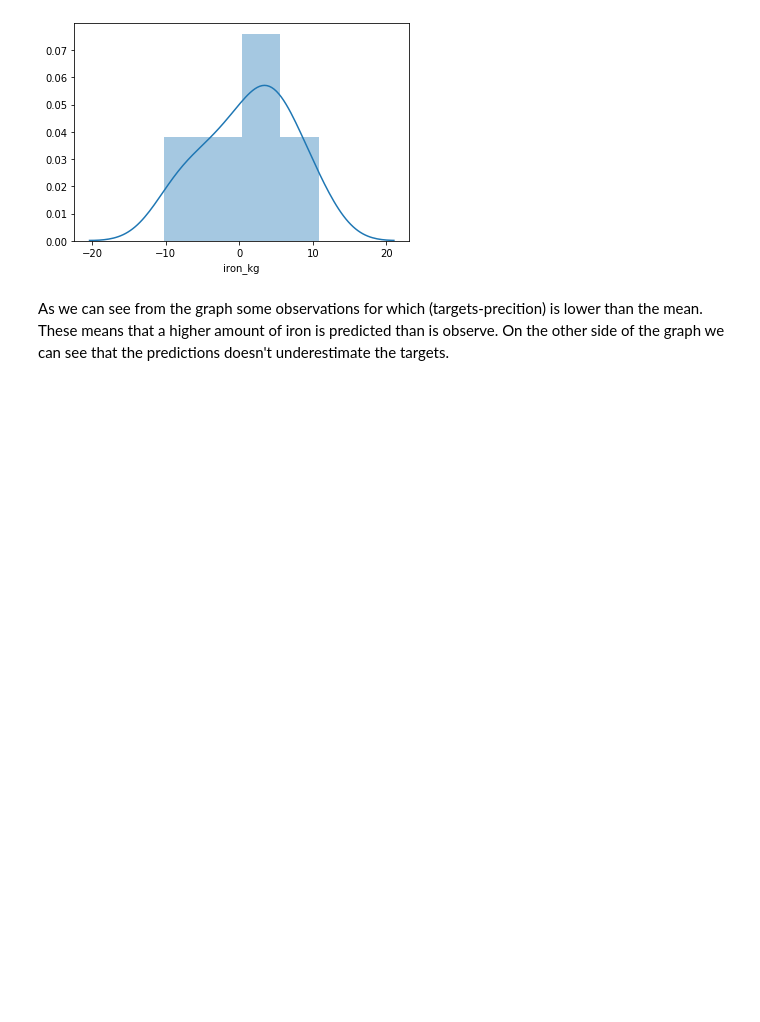
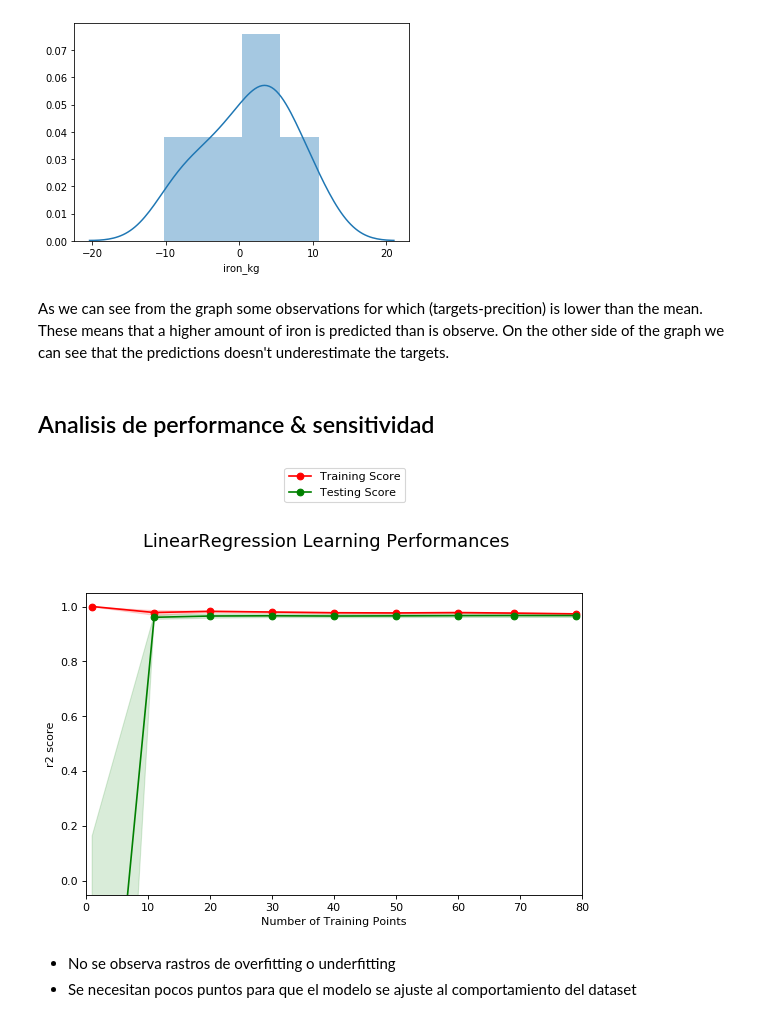
Before and after one commit to nbuzzano/ml-training, a Jupyter notebook: ejercicio-R4/R4-analysis.ipynb, the cells around one changed output. Saved outputs shown, nothing was run; the diff lists cells and outputs as text; code cells hidden in the pictures; blank space fills up the shorter version.

```diff
--- a/ejercicio-R4/R4-analysis.ipynb
+++ b/ejercicio-R4/R4-analysis.ipynb
@@ -314,3 +315,12 @@ sns.distplot(y_test - y_pred)
 [figure]
 # %% [markdown]
 As we can see from the graph some observations for which (targets-precition) is lower than the mean. These means that a higher amount of iron is predicted than is observe. On the other side of the graph we can see that the predictions doesn't underestimate the targets.
+# %% [markdown]
+## Analisis de performance & sensitividad
+# %%
+vc_helper.plot_learning_performance(regr, X, y)
+# %% [output]
+[figure, added]
+# %% [markdown]
+- No se observa rastros de overfitting o underfitting
+- Se necesitan pocos puntos para que el modelo se ajuste al comportamiento del dataset
```
Also changed, not shown: parts of 5 cells of this notebook, 19 other files.
